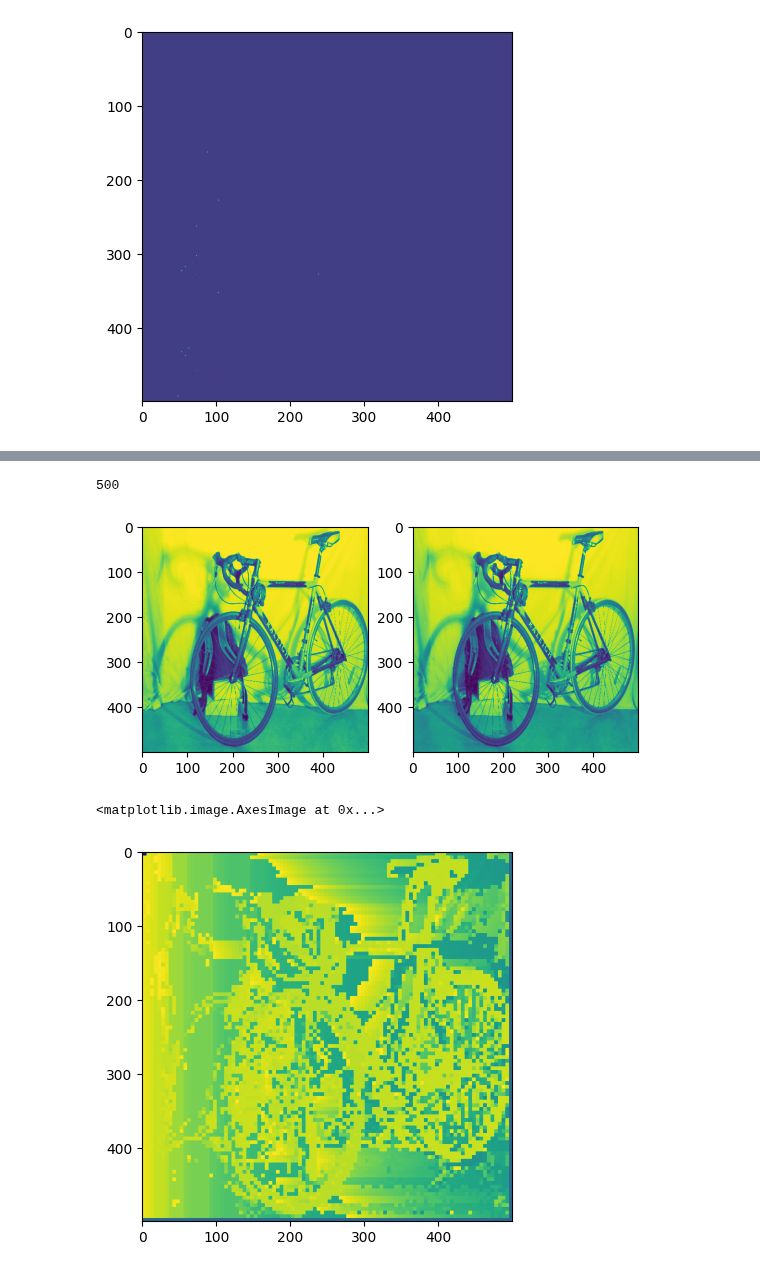
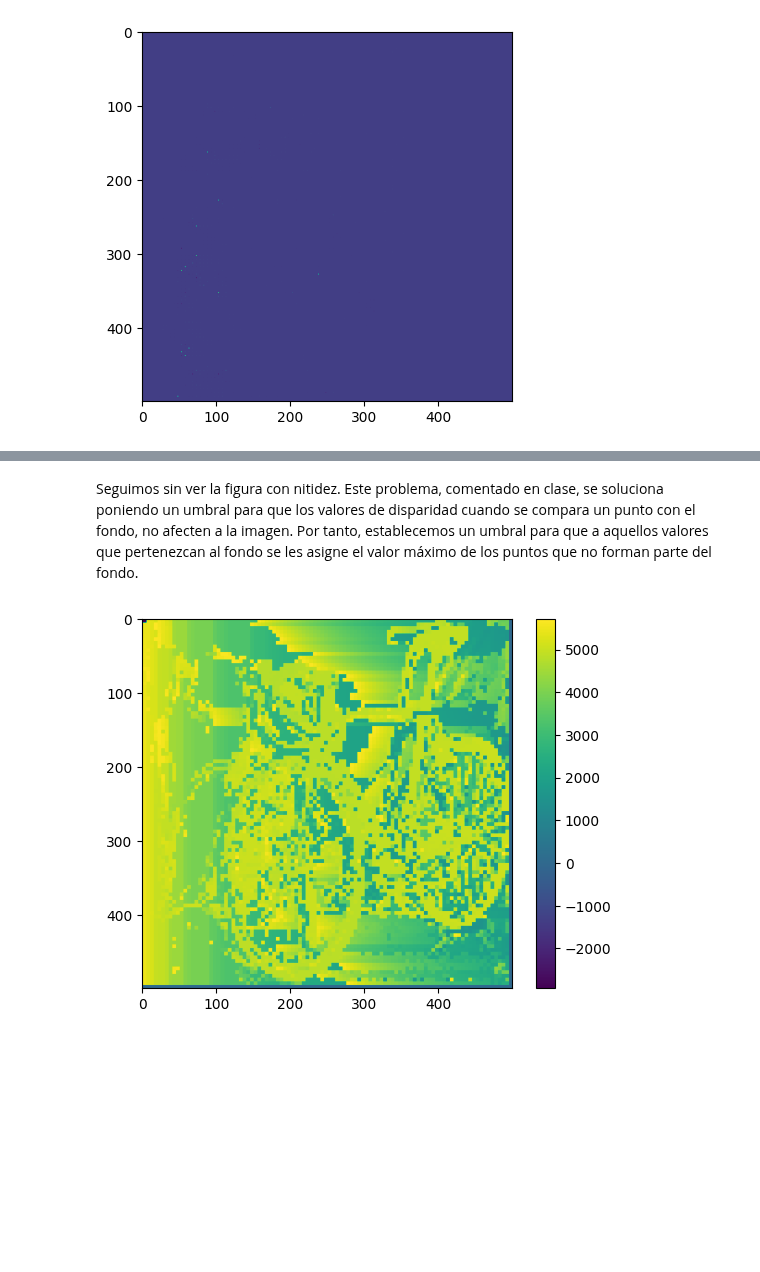
Before and after one commit to lunahernandez/PIAV, a Jupyter notebook: 08/algoritmo.ipynb, the cells around one changed output, grey strips where cells are left out. Drawn from its saved outputs; the diff is of its cells as text; code cells hidden in the pictures; blank space fills up the shorter version.

```diff
--- a/08/algoritmo.ipynb
+++ b/08/algoritmo.ipynb
@@ -126,18 +130,6 @@ plt.imshow(depth_img)
+# %% [markdown]
+Seguimos sin ver la figura con nitidez. Este problema, comentado en clase, se soluciona poniendo un umbral para que los valores de disparidad cuando se compara un punto con el fondo, no afecten a la imagen. Por tanto, establecemos un umbral para que a aquellos valores que pertenezcan al fondo se les asigne el valor máximo de los puntos que no forman parte del fondo.
 # %%
-# Copia de Seguridad
-import cv2
-from matplotlib import pyplot as plt
-
-img1 = cv2.imread('images/im0.png',0)
-img2 = cv2.imread('images/im1.png',0)
-img1 = cv2.resize(img1, (500, 500))
-img2 = cv2.resize(img2, (500, 500))
-print(img1.shape[0])
-plt.subplot(121),plt.imshow(img1)
-plt.subplot(122),plt.imshow(img2)
-plt.show()
-
-
 def compute_depth(img1, img2, baseline, f, doffs):
     depth = new_image_like(img1)
     height, width = img1.shape
@@ -146,51 +138,41 @@ def compute_depth(img1, img2, baseline, f, doffs):
 
     for i in range(3, width-2, 5):
         for j in range(3, height-2, 5):
-            # ventana centrada en (i, j)
-            x1 = max(0, i - 2)
-            x2 = min(img1.shape[1], i + 3)
-            y1 = max(0, j - 2)
-            y2 = min(img1.shape[0], j + 3)
-
-            f_ij = img1[y1:y2, x1:x2]
+            f_ij, x1, x2, y1, y2 = get_feature_descriptor(img1, i, j)
             best_score = np.inf
             best_i = np.nan
 
             for i2 in range(3, width2-2):
-                # misma fila j, misma ventana en x alrededor de i2
-                x1_2 = max(0, i2 - 2)
-                x2_2 = min(img2.shape[1], i2 + 3)
-                f_i2j = img2[y1:y2, x1_2:x2_2]
-
+                f_i2j, _, _, _, _ = get_feature_descriptor(img2, i2, j)
                 score = score_feature_match(f_ij, f_i2j)
                 if score < best_score:
                     best_score = score
                     best_i = i2
 
             # Umbral comentado en clase
             disparity = i - best_i
             if disparity < -10 and len(values)!=0:
                 disparity = max(values)
                 values.append(disparity)
             else:
                 values.append(disparity)
 
             depth_val = baseline * f / (disparity + doffs + EPSILON)
-            # aquí se asigna el mismo valor a toda la ventana
+            # pintamos toda la ventana
             depth[y1:y2, x1:x2] = depth_val
 
     return depth
+
 
 f= 5299.313
 width=2988
 height=2008
 doffs=174.186
 baseline=177.288 #in mm
 EPSILON = 0.000001
 depth_img = compute_depth(img1, img2, baseline, f, doffs)
 plt.imshow(depth_img)
+plt.colorbar()
+plt.show()
 # %% [output]
-500
-[figure, old version]
+[figure, new version]
-<matplotlib.image.AxesImage at 0x...>
-[figure, removed]
```
Also changed, not shown: parts of 11 cells of this notebook.
